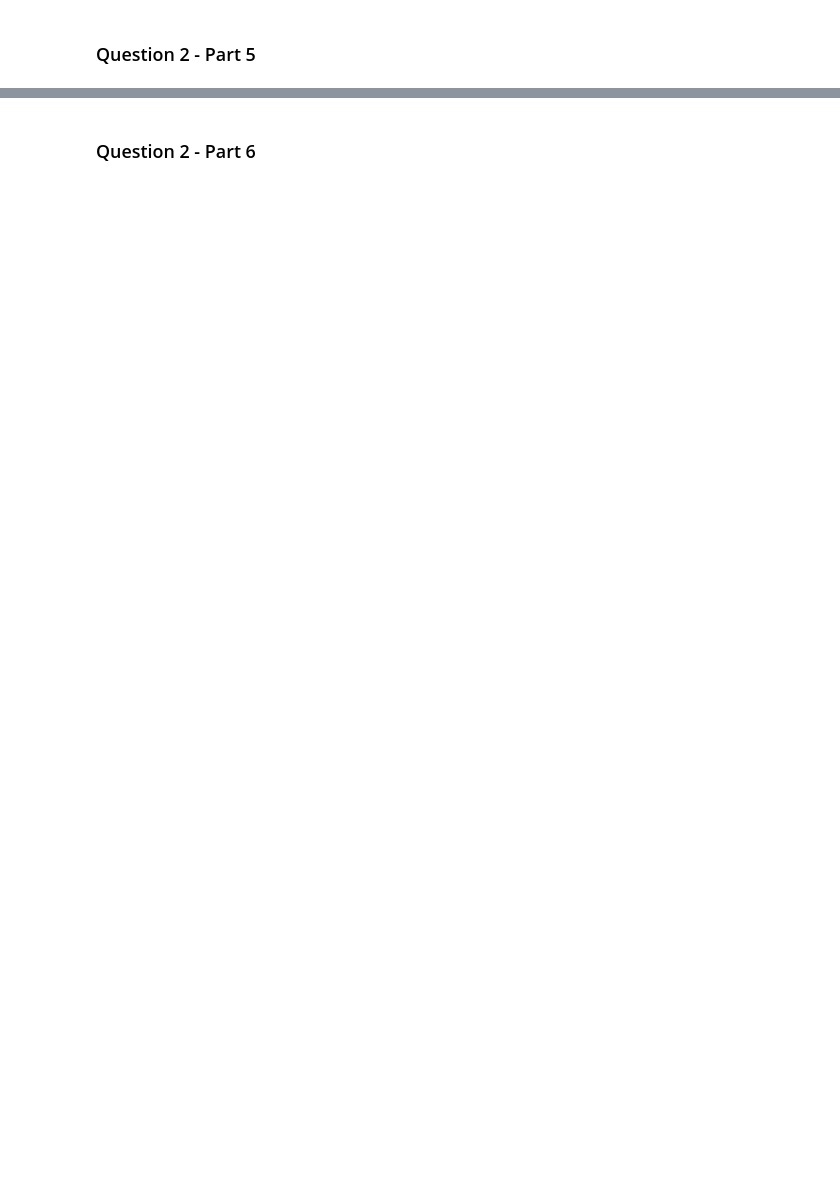
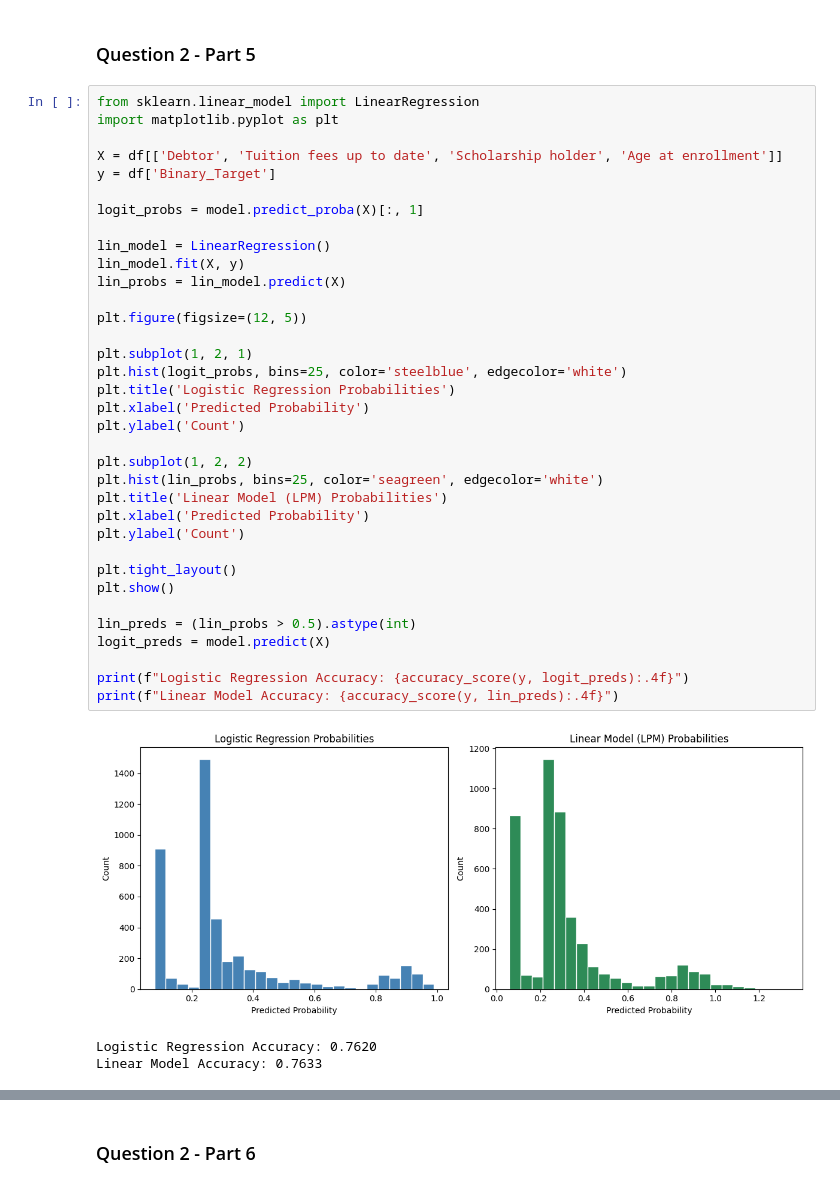
Before and after one commit to thomashooks53/undergrad_ml_assignments, a Jupyter notebook: 05_assignment_glm.ipynb, the cells around one changed output, grey strips where cells are left out. Cells and saved outputs as stored; diff of their text form; blank space fills up the shorter version.

```diff
--- a/05_assignment_glm.ipynb
+++ b/05_assignment_glm.ipynb
@@ -109,2 +246,41 @@ The relevant variables are:
 # %% [markdown]
 ### Question 2 - Part 5
+# %%
+from sklearn.linear_model import LinearRegression
+import matplotlib.pyplot as plt
+
+X = df[['Debtor', 'Tuition fees up to date', 'Scholarship holder', 'Age at enrollment']]
+y = df['Binary_Target']
+
+logit_probs = model.predict_proba(X)[:, 1]
+
+lin_model = LinearRegression()
+lin_model.fit(X, y)
+lin_probs = lin_model.predict(X)
+
+plt.figure(figsize=(12, 5))
+
+plt.subplot(1, 2, 1)
+plt.hist(logit_probs, bins=25, color='steelblue', edgecolor='white')
+plt.title('Logistic Regression Probabilities')
+plt.xlabel('Predicted Probability')
+plt.ylabel('Count')
+
+plt.subplot(1, 2, 2)
+plt.hist(lin_probs, bins=25, color='seagreen', edgecolor='white')
+plt.title('Linear Model (LPM) Probabilities')
+plt.xlabel('Predicted Probability')
+plt.ylabel('Count')
+
+plt.tight_layout()
+plt.show()
+
+lin_preds = (lin_probs > 0.5).astype(int)
+logit_preds = model.predict(X)
+
+print(f"Logistic Regression Accuracy: {accuracy_score(y, logit_preds):.4f}")
+print(f"Linear Model Accuracy: {accuracy_score(y, lin_preds):.4f}")
+# %% [output]
+[figure, added]
+Logistic Regression Accuracy: 0.7620
+Linear Model Accuracy: 0.7633
```
Also changed, not shown: parts of 20 cells of this notebook.
